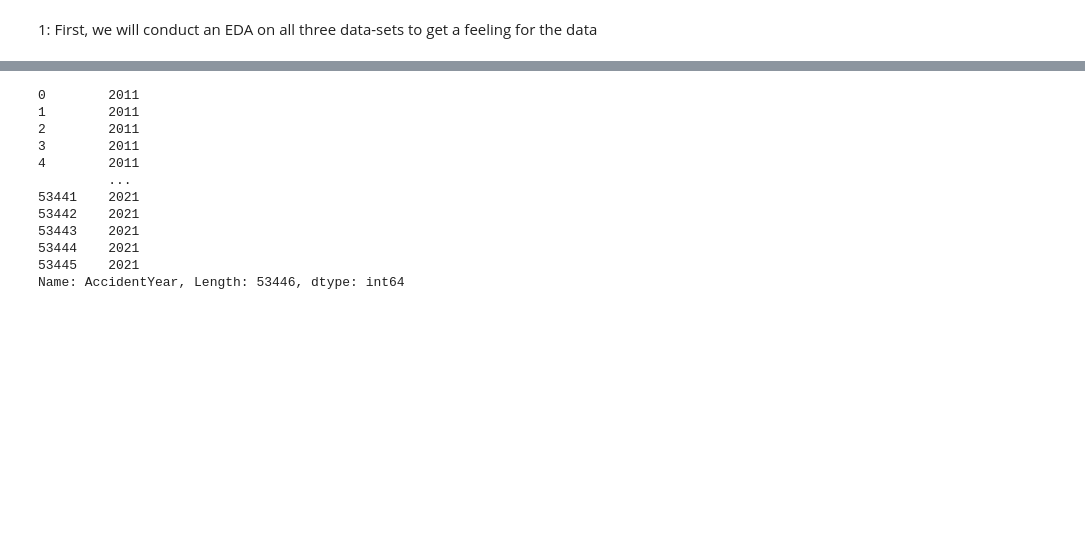
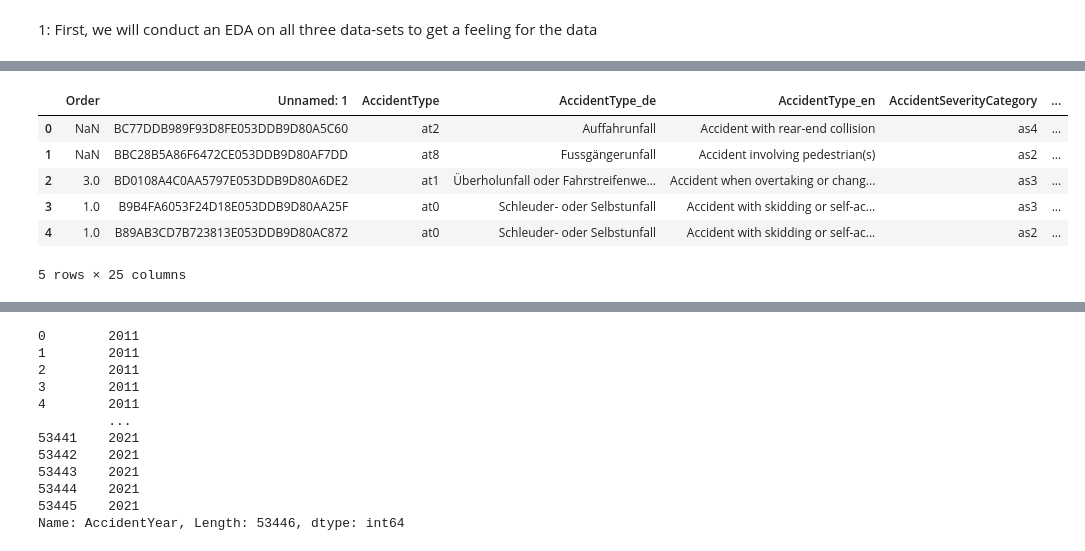
Before and after one commit to thereallinusrg/Velo-Zueri-Unfaelle, a Jupyter notebook: simon-notebook.ipynb, the cells around one changed output, grey strips where cells are left out. Cells and saved outputs as stored; diff of their text form; code cells hidden in the pictures; blank space fills up the shorter version.

```diff
--- a/simon-notebook.ipynb
+++ b/simon-notebook.ipynb
@@ -106,0 +127,11 @@ Text(0, 0.5, 'Count')
+# %%
+acci = pd.read_csv('/Users/simon/Desktop/$Uni Unterlagen/Uzh Skirptz/FS22/EOS403/project/Velo-Zueri-Unfaelle/data/accidentss.csv', sep = ';')
+acci.head()
+# %% [output]
+|  | Order | Unnamed: 1 | AccidentType | AccidentType_de | AccidentType_en | AccidentSeverityCategory | ... |
+| 0 | NaN | BC77DDB989F93D8FE053DDB9D80A5C60 | at2 | Auffahrunfall | Accident with rear-end collision | as4 | ... |
+| 1 | NaN | BBC28B5A86F6472CE053DDB9D80AF7DD | at8 | Fussgängerunfall | Accident involving pedestrian(s) | as2 | ... |
+| 2 | 3.0 | BD0108A4C0AA5797E053DDB9D80A6DE2 | at1 | Überholunfall oder Fahrstreifenwe... | Accident when overtaking or chang... | as3 | ... |
+| 3 | 1.0 | B9B4FA6053F24D18E053DDB9D80AA25F | at0 | Schleuder- oder Selbstunfall | Accident with skidding or self-ac... | as3 | ... |
+| 4 | 1.0 | B89AB3CD7B723813E053DDB9D80AC872 | at0 | Schleuder- oder Selbstunfall | Accident with skidding or self-ac... | as2 | ... |
+5 rows × 25 columns
```
Also changed, not shown: parts of 6 cells of this notebook.
